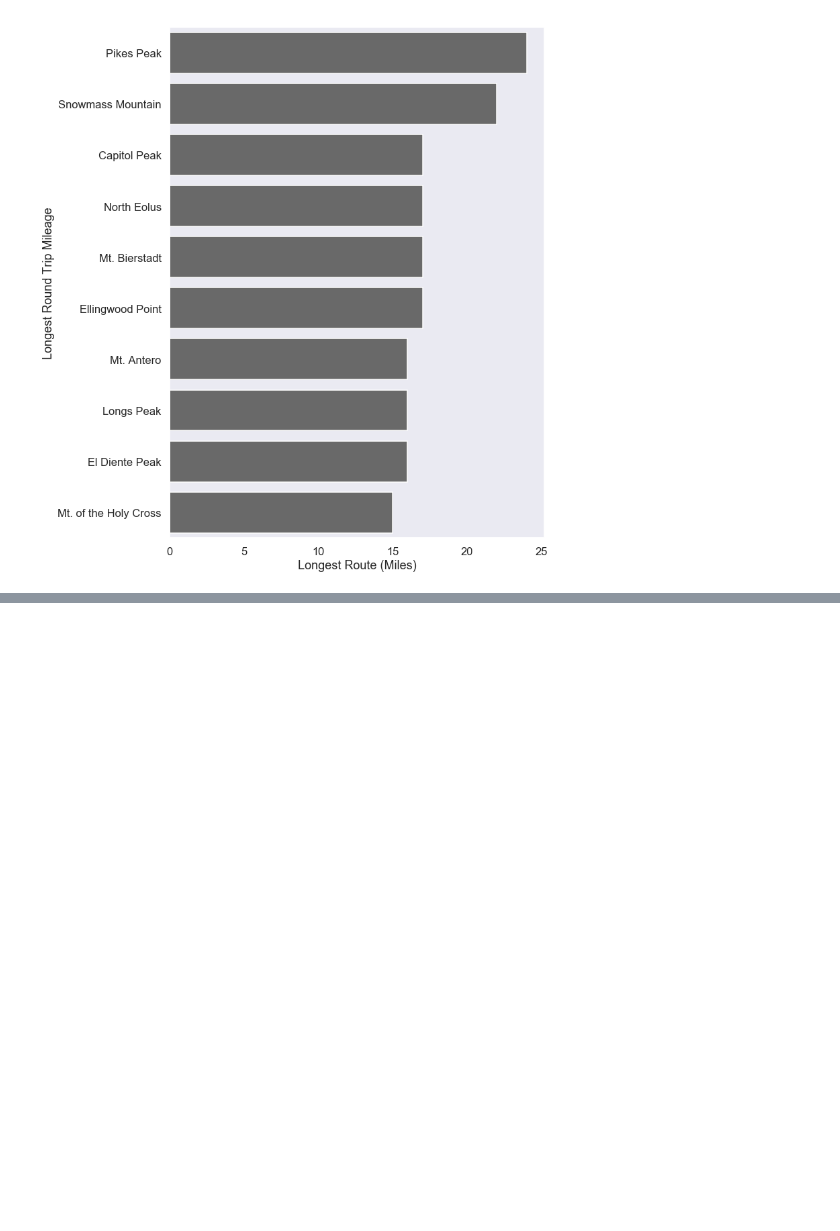
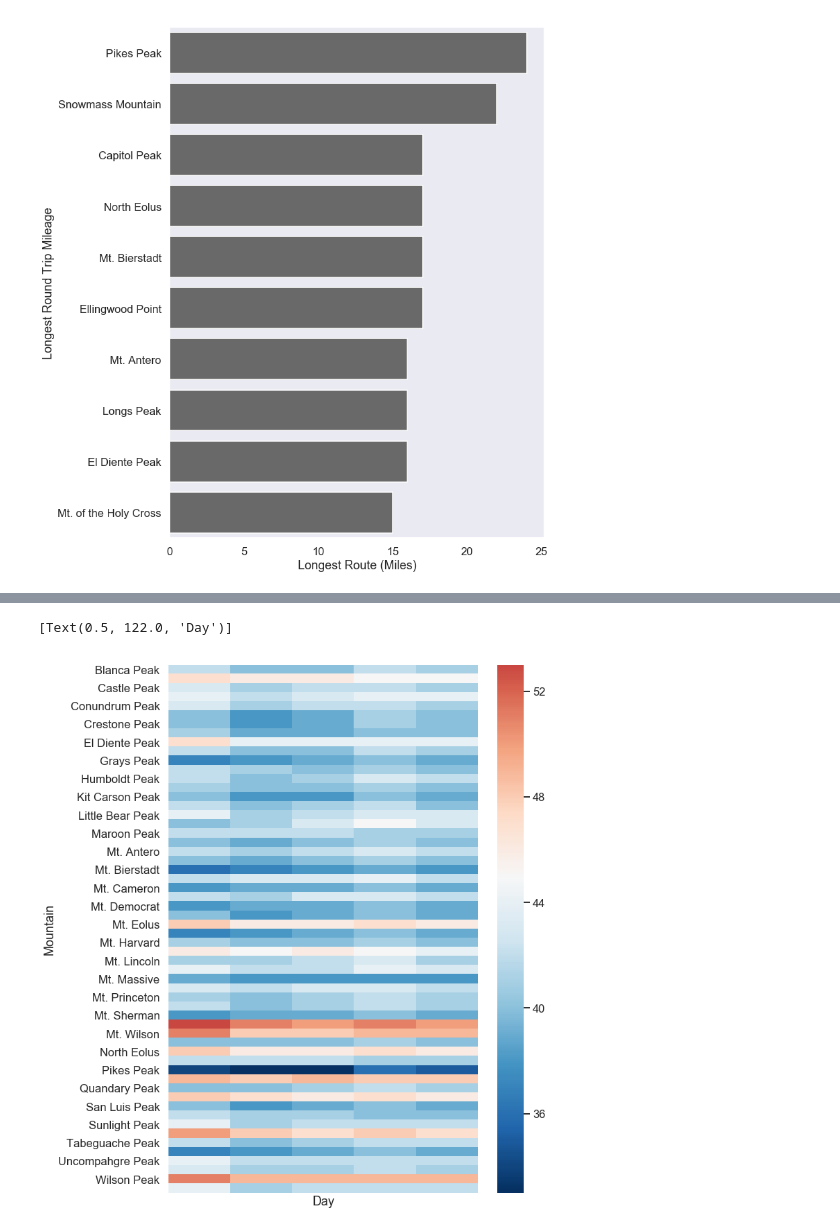
Before and after one commit to chanelle7/ENIAC, a Jupyter notebook: Colorado14ers.ipynb, the cells around one changed output, grey strips where cells are left out. Saved outputs shown, nothing was run; the diff lists cells and outputs as text; code cells hidden in the pictures; blank space fills up the shorter version.

```diff
--- a/Colorado14ers.ipynb
+++ b/Colorado14ers.ipynb
@@ -33,6 +33,8 @@ fin_weather.columns = ['Mountain','Date','Temp',
                      'WindLow','WindHigh','Description']
 fin_weather[["Temp","WindLow","WindLow","WindHigh"]] =\
 fin_weather[["Temp","WindLow","WindLow","WindHigh"]].apply(pd.to_numeric)
+fin_weather['Date'] = pd.to_datetime(fin_weather['Date'])
+fin_weather['Hour'] = pd.DatetimeIndex(fin_weather['Date']).hour
 # %%
 
 fin_mountain = pd.DataFrame.from_dict(mountain_detail).T
@@ -153,0 +116,9 @@ z.set(ylabel='Median Elevation Gain')
+# %%
+plt.rcParams['figure.figsize']=(10,14)
+am_weather = fin_weather[fin_weather['Hour']==0]
+wheatm = am_weather.pivot("Mountain", "Date", "Temp")
+heat_map = sns.heatmap(wheatm,cmap="RdBu_r",center=45,xticklabels='')
+heat_map.set( xlabel="Afternoon Weather")
+# %% [output]
+[Text(0.5, 122.0, 'Day')]
+[figure, added]
```
Also changed, not shown: parts of 9 cells of this notebook.
